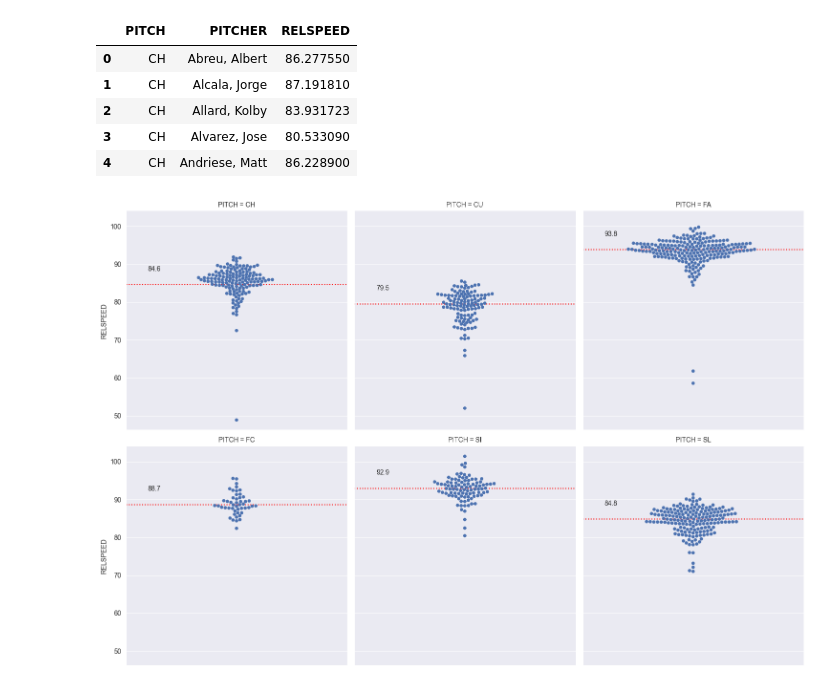
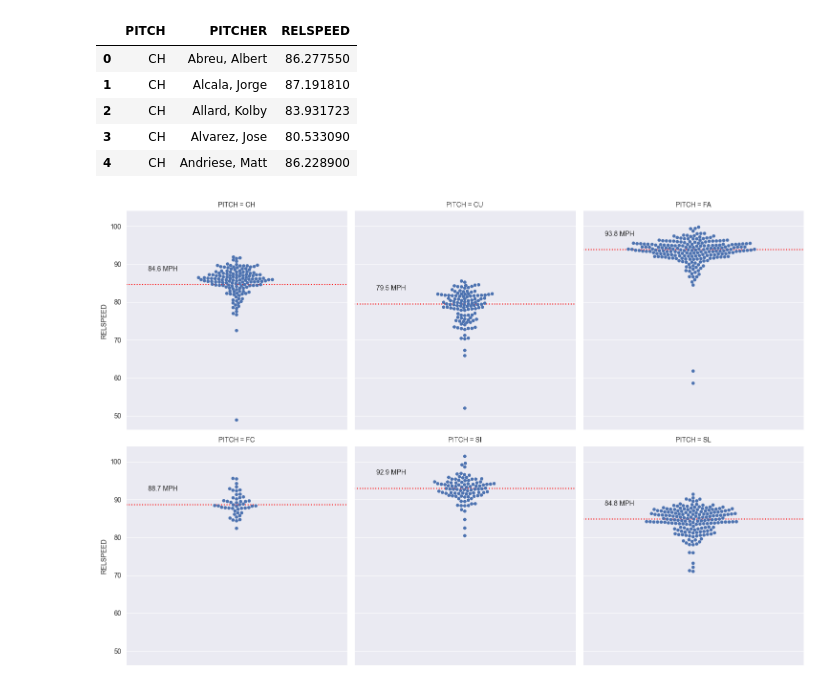
Before and after one commit to trpubz/DBacksAnalysis, a Jupyter notebook: Side Analysis/q7.ipynb, the cells around one changed output. Cells and saved outputs as stored; diff of their text form; code cells hidden in the pictures.

```diff
--- a/Side Analysis/q7.ipynb
+++ b/Side Analysis/q7.ipynb
@@ -93,23 +94,23 @@ avg_velo_by_pitch.head()
 | 4 | CH | Andriese, Matt | 86.228900 |
 # %%
 import seaborn as sns
-import matplotlib.pyplot as plt
 
 g = sns.catplot(data=avg_velo_by_pitch,
                 y='RELSPEED',
                 kind='swarm',
                 col='PITCH',
                 col_wrap=3,
                 palette='deep')
 
+# mlb_average.values converts df to array, ax are in same order as mlb_averages so no extra matching needed
 for ax, pos in zip(g.axes.flat, mlb_averages.values):
     ax.axhline(y=pos, color='r', linestyle=':')
     ax.text(x=-0.4,
             y=(pos + 5),
-            s=f"{round(pos[0], 1)}",
+            s=f"{round(pos[0], 1)} MPH",
             ha="left",
             va="top")
 # %% [output]
-[figure, old version]
+[figure, new version]
 # %%
 avg_velo_by_pitch.to_csv(path_or_buf='avg_velo.csv')
```
Also changed, not shown: parts of 1 cell of this notebook.
